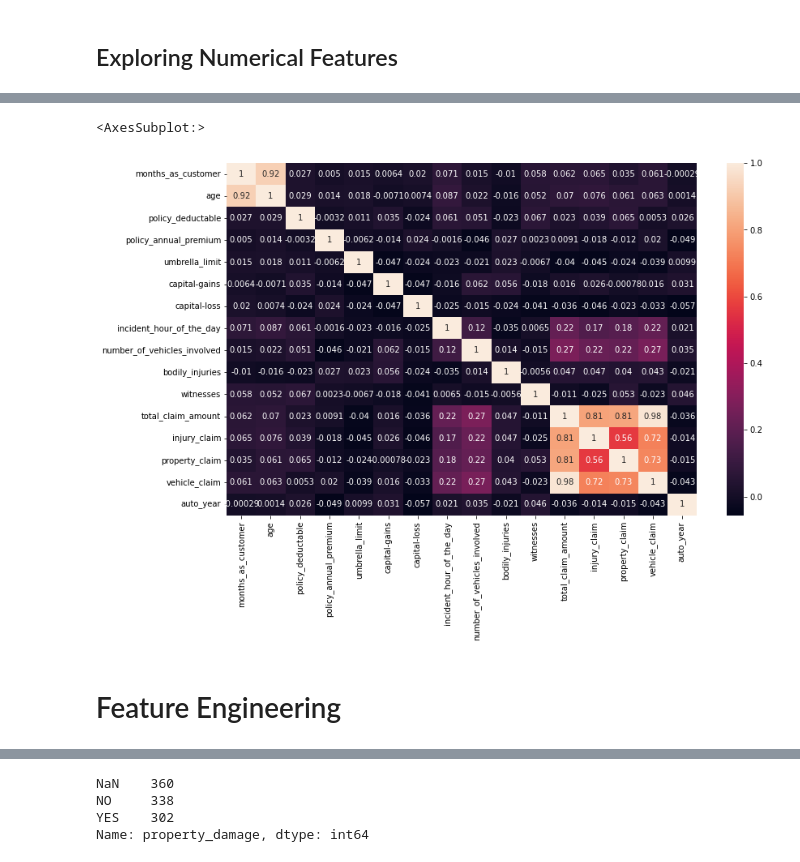
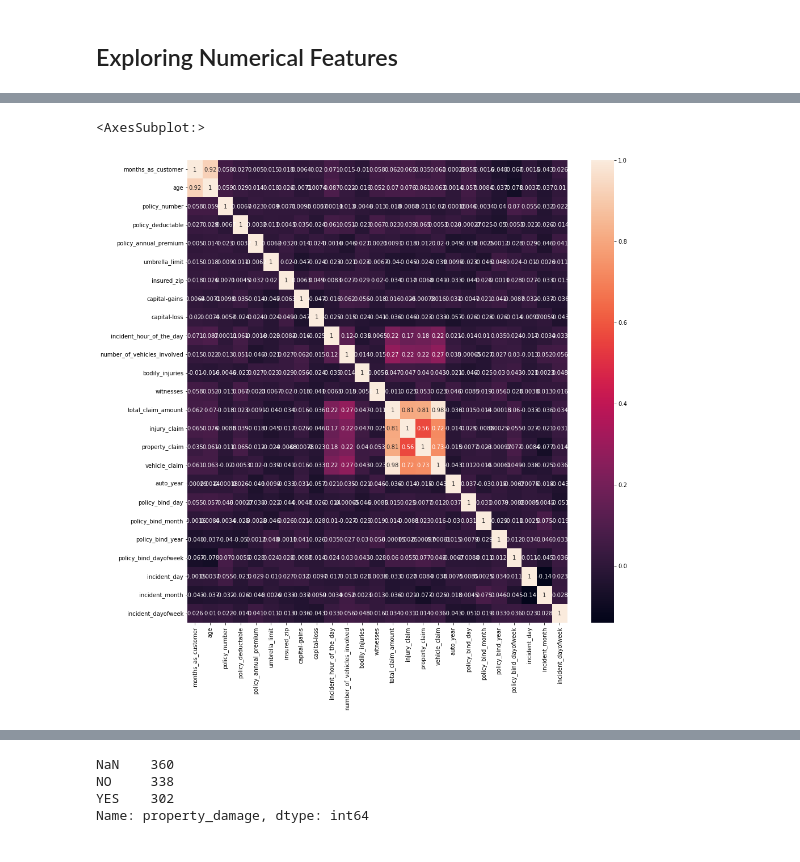
Before and after one commit to mervebdurna/insurance_fraud_detection, a Jupyter notebook: EDA.ipynb, the cells around one changed output, grey strips where cells are left out. Cells and saved outputs as stored; diff of their text form; code cells hidden in the pictures.

```diff
--- a/EDA.ipynb
+++ b/EDA.ipynb
@@ -162,3 +217,7 @@ dtype: int64
+# %%
+# remove incident_location because of high cardinality
+# TODO: check if there is some infortmation to extract from incident_location feature
+df = df.drop(['incident_location'], axis=1)
 # %% [markdown]
 # EDA (Exploratory Data Analysis)
 # %% [markdown]
@@ -177,3 +236,20 @@ sns.countplot(df['fraud_reported'])
 [figure]
 # %% [markdown]
 ## Exploring Categorical Features
+# %%
+# create new features from policy_bind_date
+df['policy_bind_day'] = pd.DatetimeIndex(df['policy_bind_date']).day
+df['policy_bind_month'] = pd.DatetimeIndex(df['policy_bind_date']).month
+df['policy_bind_year'] = pd.DatetimeIndex(df['policy_bind_date']).year
+df['policy_bind_dayofweek'] = pd.DatetimeIndex(df['policy_bind_date']).dayofweek
+
+# create new features from policy_bind_date, no year because we just have 2015
+df['incident_day'] = pd.DatetimeIndex(df['incident_date']).day
+df['incident_month'] = pd.DatetimeIndex(df['incident_date']).month # 01,02,03
+df['incident_dayofweek'] = pd.DatetimeIndex(df['incident_date']).dayofweek
+
+# remove date policiy_bind_date & incident_date
+df = df.drop(['policy_bind_date','incident_date'], axis=1)
+
+# check df
+df.head()
@@ -179,0 +263,5 @@ sns.countplot(df['fraud_reported'])
+# %%
+# update categoric feature list
+cat_columns = [col for col in df.columns if df[col].dtypes == object]
+cat_columns.remove('fraud_reported')
+cat_columns
@@ -242,0 +349,4 @@ df.describe()
+# %%
+# update numerical features
+num_columns = [col for col in df.columns if df[col].dtypes != object]
+print(f'Numerical columns:{len(num_columns)}\n{num_columns}')
@@ -263,11 +376,9 @@ for col in df[num_columns].columns:
 # %%
 # checking correlation
-plt.figure(figsize=(13,8))
+plt.figure(figsize=(15,15))
 sns.heatmap(df[num_columns].corr(), annot=True )
 # %% [output]
 <AxesSubplot:>
-[figure, old version]
+[figure, new version]
-# %% [markdown]
-# Feature Engineering
 # %% [markdown]
 ## Missing Values
```
Also changed, not shown: parts of 43 cells of this notebook.
